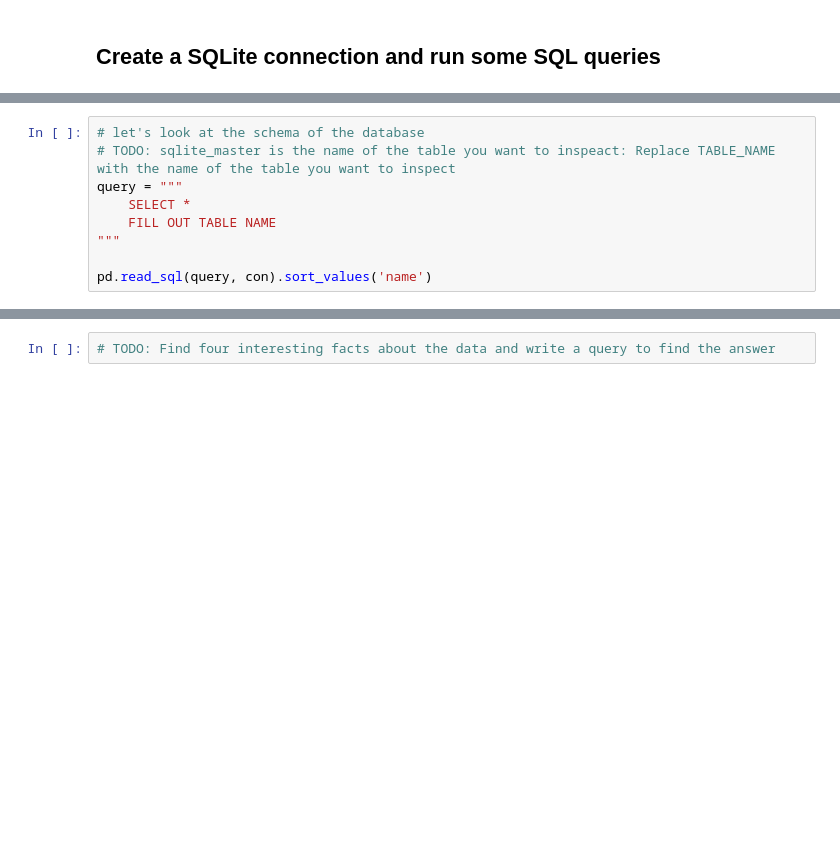
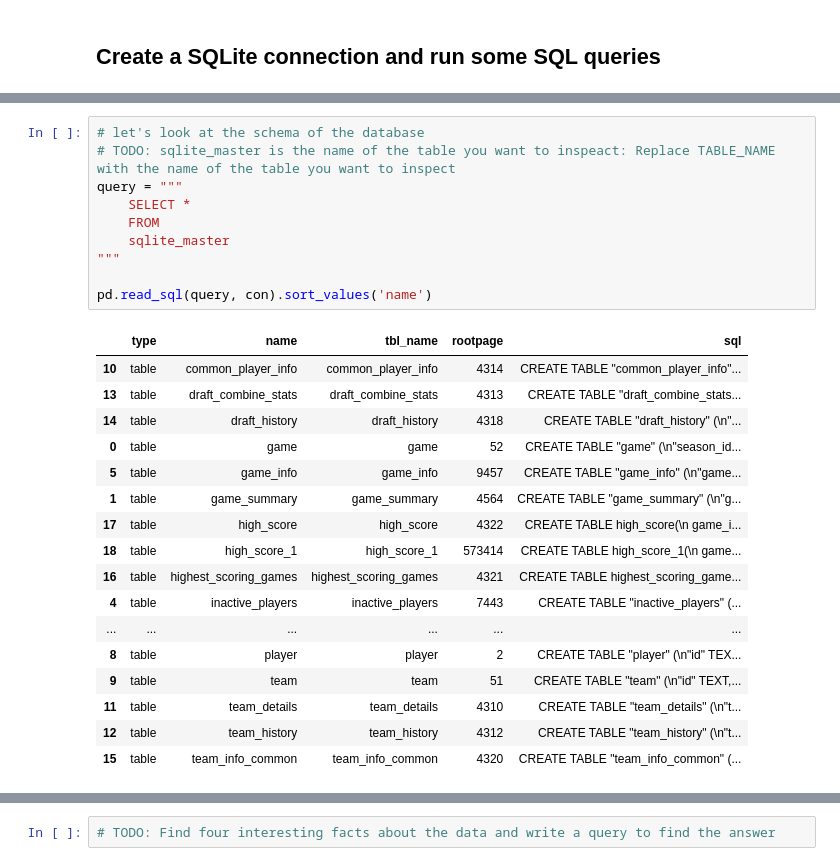
Before and after one commit to nflint-git/ps_2_ex3_database, a Jupyter notebook: warm_up.ipynb, the cells around one changed output, grey strips where cells are left out. Cells and saved outputs as stored; diff of their text form; blank space fills up the shorter version.

```diff
--- a/warm_up.ipynb
+++ b/warm_up.ipynb
@@ -25,12 +31,31 @@ DatabaseError: Execution failed on sql 'SELECT * FROM game LIMIT 10': no such ta
 # %%
 # let's look at the schema of the database
 # TODO: sqlite_master is the name of the table you want to inspeact: Replace TABLE_NAME with the name of the table you want to inspect
 query = """
     SELECT *
-    FILL OUT TABLE NAME
+    FROM
+    sqlite_master
 """
 
 pd.read_sql(query, con).sort_values('name')
+# %% [output]
+|  | type | name | tbl_name | rootpage | sql |
+| 10 | table | common_player_info | common_player_info | 4314 | CREATE TABLE "common_player_info"... |
+| 13 | table | draft_combine_stats | draft_combine_stats | 4313 | CREATE TABLE "draft_combine_stats... |
+| 14 | table | draft_history | draft_history | 4318 | CREATE TABLE "draft_history" (\n"... |
+| 0 | table | game | game | 52 | CREATE TABLE "game" (\n"season_id... |
+| 5 | table | game_info | game_info | 9457 | CREATE TABLE "game_info" (\n"game... |
+| 1 | table | game_summary | game_summary | 4564 | CREATE TABLE "game_summary" (\n"g... |
+| 17 | table | high_score | high_score | 4322 | CREATE TABLE high_score(\n game_i... |
+| 18 | table | high_score_1 | high_score_1 | 573414 | CREATE TABLE high_score_1(\n game... |
+| 16 | table | highest_scoring_games | highest_scoring_games | 4321 | CREATE TABLE highest_scoring_game... |
+| 4 | table | inactive_players | inactive_players | 7443 | CREATE TABLE "inactive_players" (... |
+| ... | ... | ... | ... | ... | ... |
+| 8 | table | player | player | 2 | CREATE TABLE "player" (\n"id" TEX... |
+| 9 | table | team | team | 51 | CREATE TABLE "team" (\n"id" TEXT,... |
+| 11 | table | team_details | team_details | 4310 | CREATE TABLE "team_details" (\n"t... |
+| 12 | table | team_history | team_history | 4312 | CREATE TABLE "team_history" (\n"t... |
+| 15 | table | team_info_common | team_info_common | 4320 | CREATE TABLE "team_info_common" (... |
 # %%
 # let's see all the tables we have in the database
 # TODO: Filter for tables only
```
Also changed, not shown: parts of 10 cells of this notebook.
